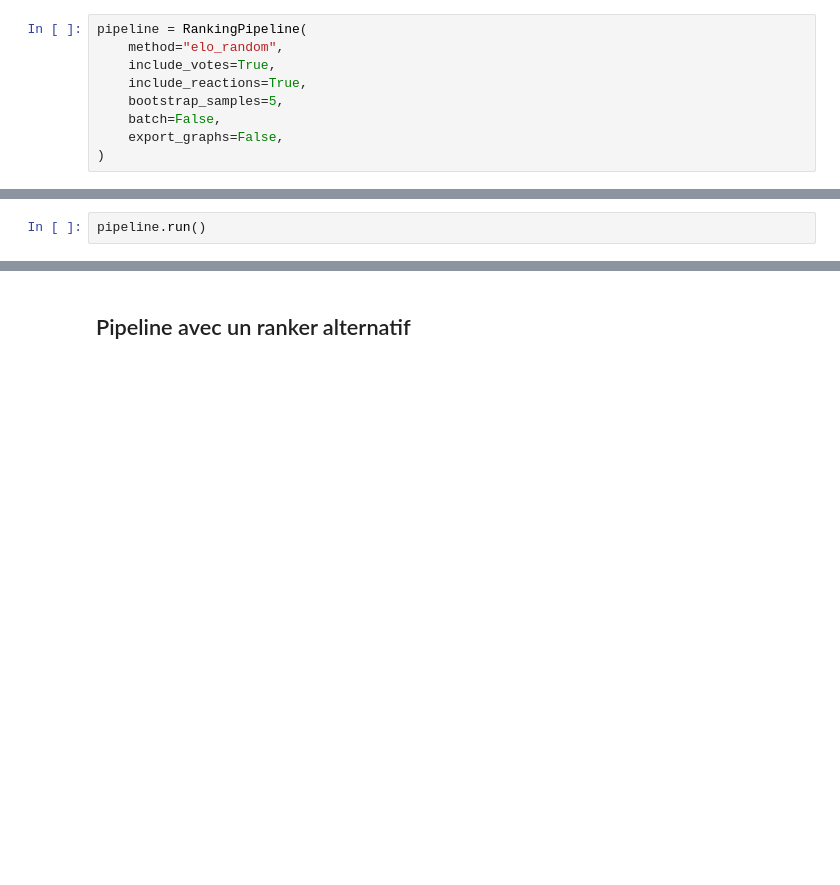
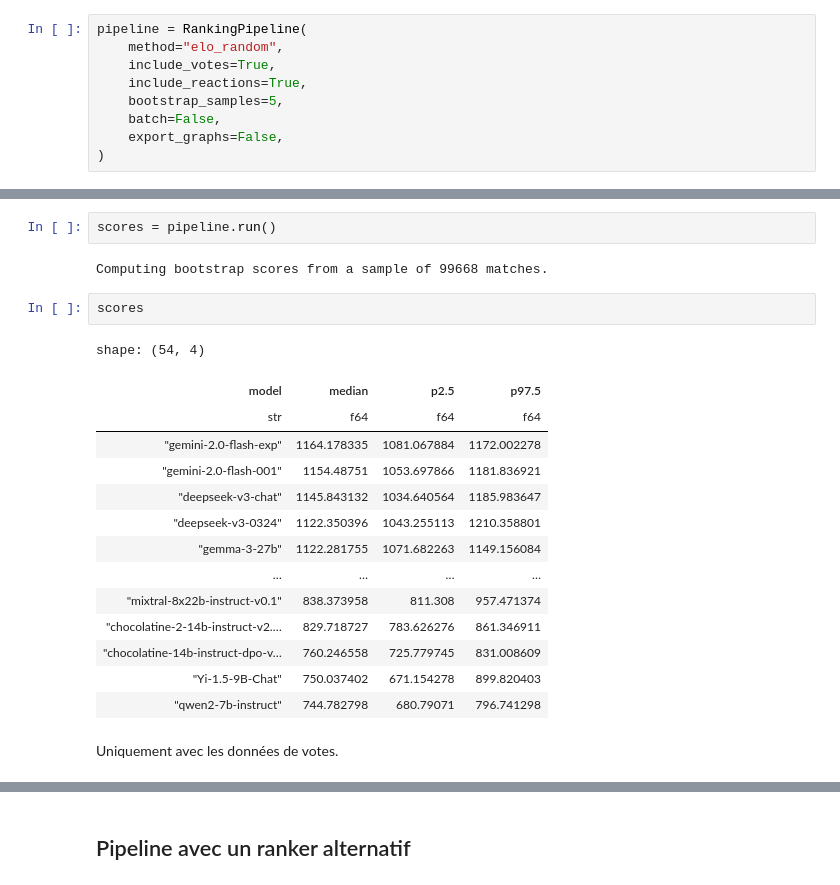
Before and after one commit to ketsapiwiq/ranking_methods, a Jupyter notebook: notebooks/pipeline.ipynb, the cells around one changed output, grey strips where cells are left out. Cells and saved outputs as stored; diff of their text form; blank space fills up the shorter version.

```diff
--- a/notebooks/pipeline.ipynb
+++ b/notebooks/pipeline.ipynb
@@ -32,2 +63,23 @@ pipeline.match_list()
 # %%
-pipeline.run()
+scores = pipeline.run()
+# %% [output]
+Computing bootstrap scores from a sample of 99668 matches.
+# %%
+scores
+# %% [output]
+shape: (54, 4)
+| model | median | p2.5 | p97.5 |
+| str | f64 | f64 | f64 |
+| "gemini-2.0-flash-exp" | 1164.178335 | 1081.067884 | 1172.002278 |
+| "gemini-2.0-flash-001" | 1154.48751 | 1053.697866 | 1181.836921 |
+| "deepseek-v3-chat" | 1145.843132 | 1034.640564 | 1185.983647 |
+| "deepseek-v3-0324" | 1122.350396 | 1043.255113 | 1210.358801 |
+| "gemma-3-27b" | 1122.281755 | 1071.682263 | 1149.156084 |
+| … | … | … | … |
+| "mixtral-8x22b-instruct-v0.1" | 838.373958 | 811.308 | 957.471374 |
+| "chocolatine-2-14b-instruct-v2.… | 829.718727 | 783.626276 | 861.346911 |
+| "chocolatine-14b-instruct-dpo-v… | 760.246558 | 725.779745 | 831.008609 |
+| "Yi-1.5-9B-Chat" | 750.037402 | 671.154278 | 899.820403 |
+| "qwen2-7b-instruct" | 744.782798 | 680.79071 | 796.741298 |
+# %% [markdown]
+Uniquement avec les données de votes.
```
Also changed, not shown: parts of 11 cells of this notebook.
